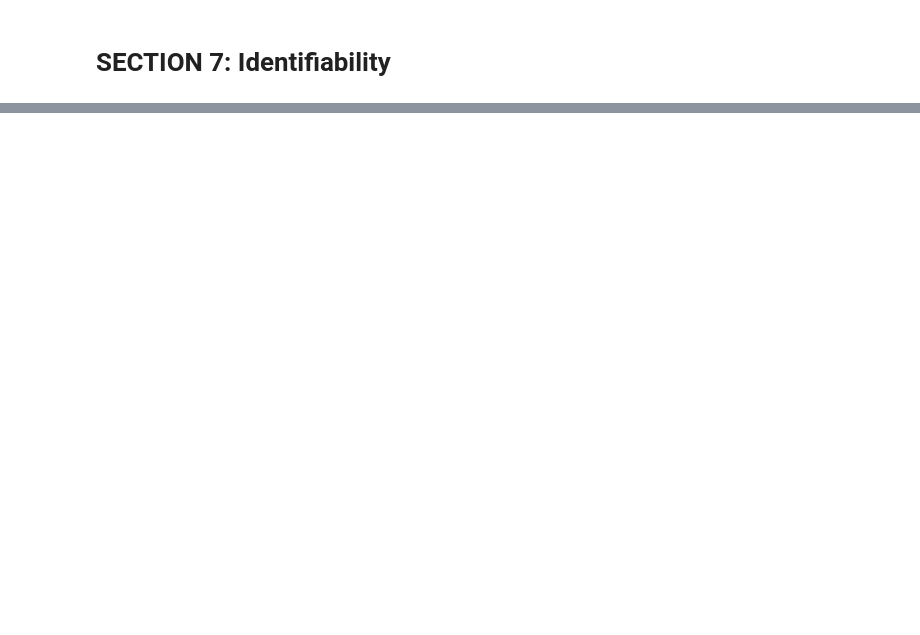
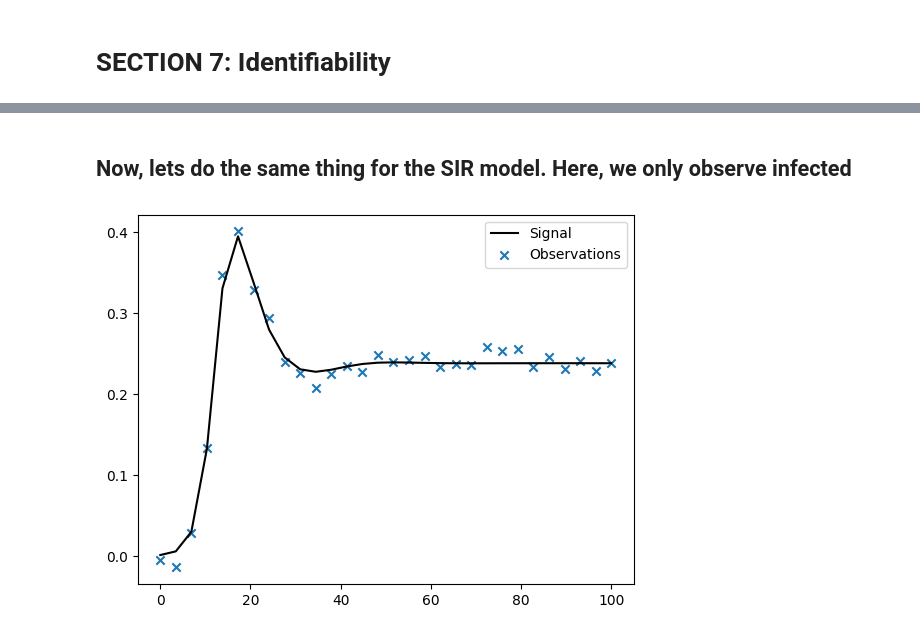
Before and after one commit to mjcolebank/IPUQDT_Seminar_USC, a Jupyter notebook: InvProb_UQ_Intro.ipynb, the cells around one changed output, grey strips where cells are left out. Saved outputs shown, nothing was run; the diff lists cells and outputs as text; code cells hidden in the pictures; blank space fills up the shorter version.

```diff
--- a/InvProb_UQ_Intro.ipynb
+++ b/InvProb_UQ_Intro.ipynb
@@ -526,0 +574,18 @@ Final Cost: 1.1838724410381998
+# %% [markdown]
+## Now, lets do the same thing for the SIR model. Here, we only observe infected
+# %%
+# Generate pseudo data from Spring problem for inference
+param_SIR_data = [mu,gamma,r]
+tdata_SIR = np.linspace(0,tspace_SIR[-1],30)
+SIR_sol = odeint(ODE_SIR,IC_SIR,tdata_SIR,args=(param_SIR_data,))
+Strue,Itrue,Rtrue = SIR_sol.T
+
+xdata = Itrue + np.random.normal(loc=0.0,scale=0.01,size = len(tdata_SIR))
+
+plt.figure()
+plt.plot(tdata_SIR,Itrue,color='black',label='Signal')
+plt.scatter(tdata_SIR,xdata,marker='x',label='Observations')
+plt.legend()
+plt.show()
+# %% [output]
+[figure, added]
```
Also changed, not shown: parts of 33 cells of this notebook.
